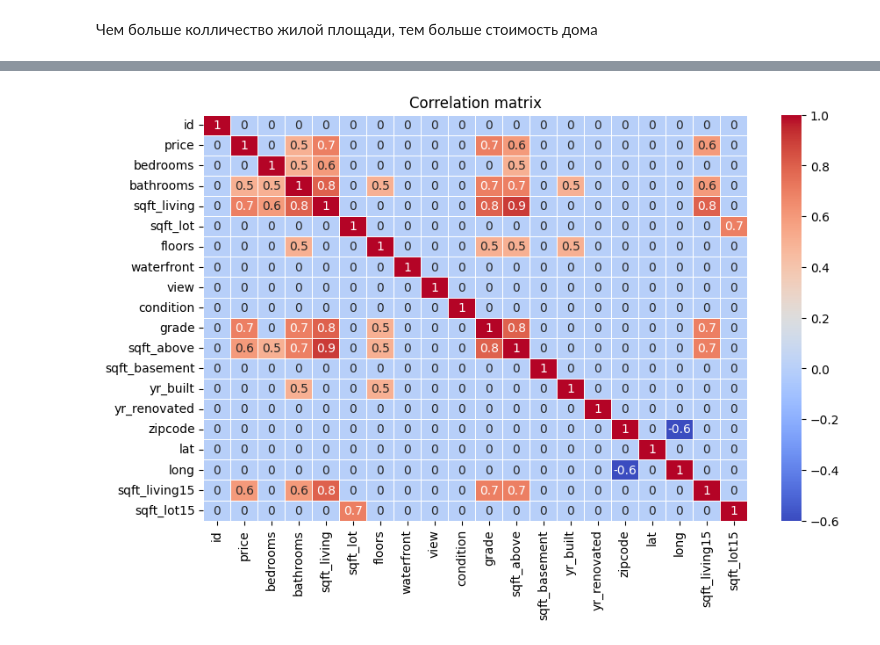
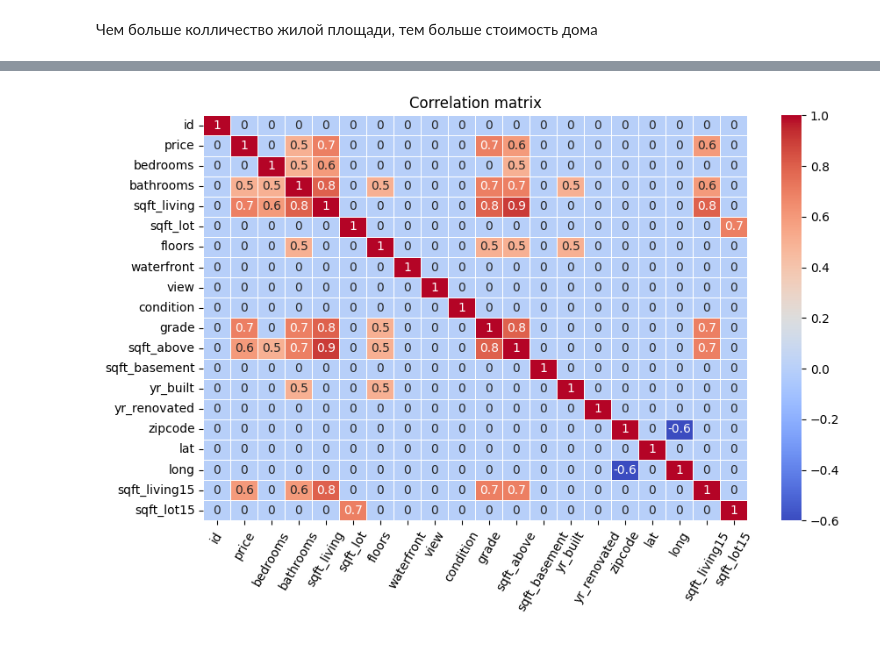
Before and after one commit to RomanKhaykichev/Jupyter-Notebook, a Jupyter notebook: Tasks/Seminar_4/HW_4_Task.ipynb, the cells around one changed output, grey strips where cells are left out. Cells and saved outputs as stored; diff of their text form; code cells hidden in the pictures.

```diff
--- a/Tasks/Seminar_4/HW_4_Task.ipynb
+++ b/Tasks/Seminar_4/HW_4_Task.ipynb
@@ -176,10 +178,11 @@ sns.jointplot(x=house['sqft_living'],y=house['price'],kind='reg');
 # %%
 corr_matrix = house.corr(numeric_only=True)
 corr_matrix = np.round(corr_matrix, 1)
 corr_matrix[np.abs(corr_matrix) < 0.5] = 0
 corr_matrix
 plt.figure(figsize=(10, 6))
 sns.heatmap(corr_matrix, annot=True, linewidths=.5, cmap='coolwarm')
-plt.title("Correlation matrix");
+plt.title("Correlation matrix")
+plt.xticks(rotation=60);
 # %% [output]
-[figure, old version]
+[figure, new version]
```
Also changed, not shown: parts of 8 cells of this notebook.
